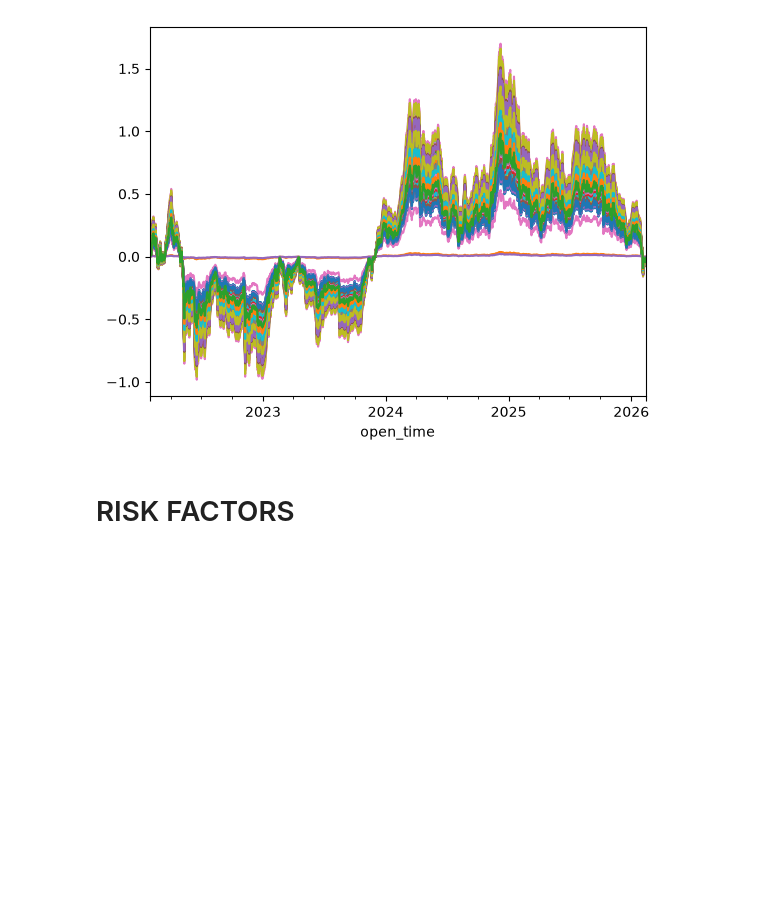
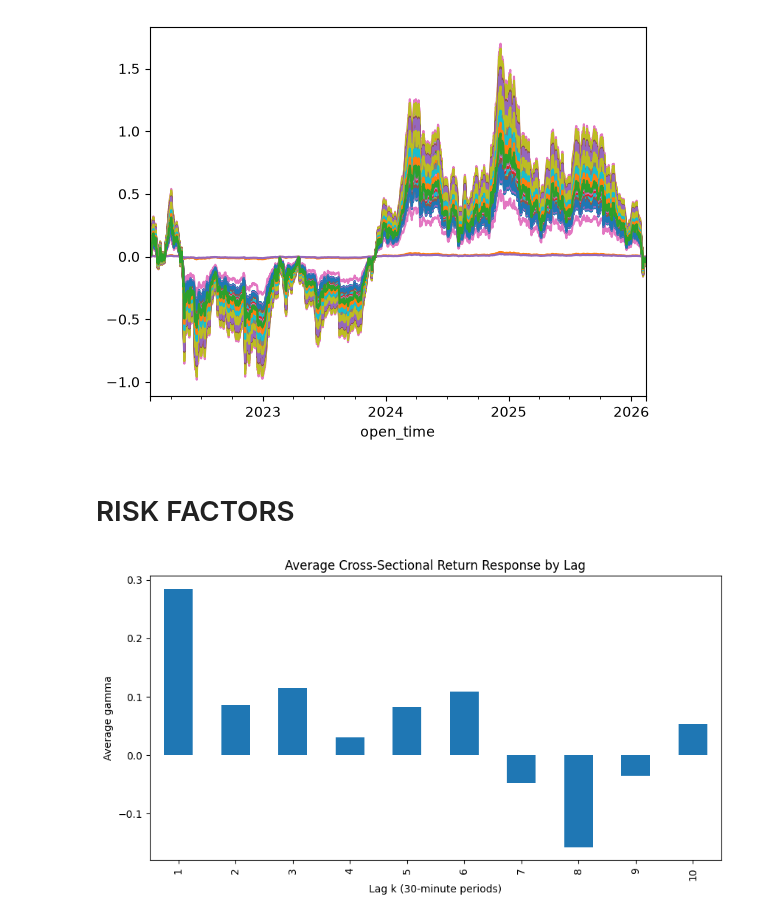
Before and after one commit to Parracho/Project-Finance, a Jupyter notebook: alpha_beta.ipynb, the cells around one changed output. Cells and saved outputs as stored; diff of their text form; code cells hidden in the pictures; blank space fills up the shorter version.

```diff
--- a/alpha_beta.ipynb
+++ b/alpha_beta.ipynb
@@ -271,3 +272,11 @@ plot_beta(ret,beta)
 # %%
 px = pd.read_pickle("datasets/crypto_100_1d_2017-01-01_2026-09-09_px.pk")
 vol = pd.read_pickle("datasets/crypto_100_1d_2017-01-01_2026-09-09_vol.pk")
+# %%
+ret = px.pct_change()
+# %%
+import momentum_reversal
+k_max = 10
+betas,ret=momentum_reversal.momentum_reversal(k_max,ret)
+# %% [output]
+[figure, added]
```
Also changed, not shown: parts of 14 cells of this notebook, 5 other files.
